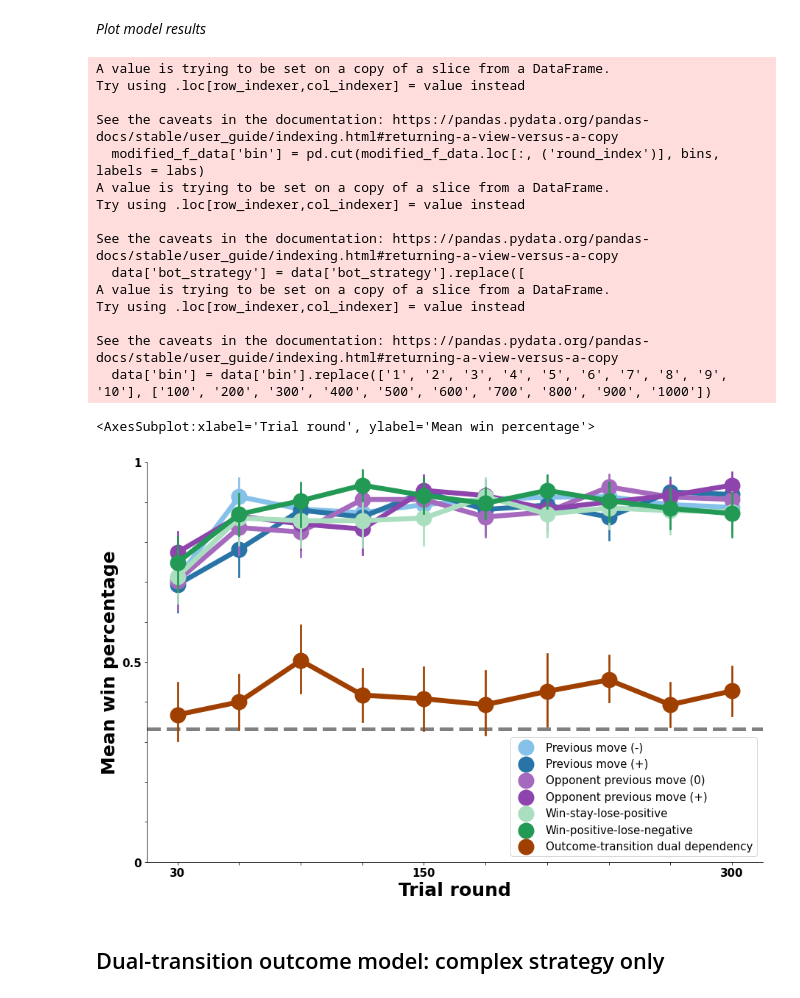
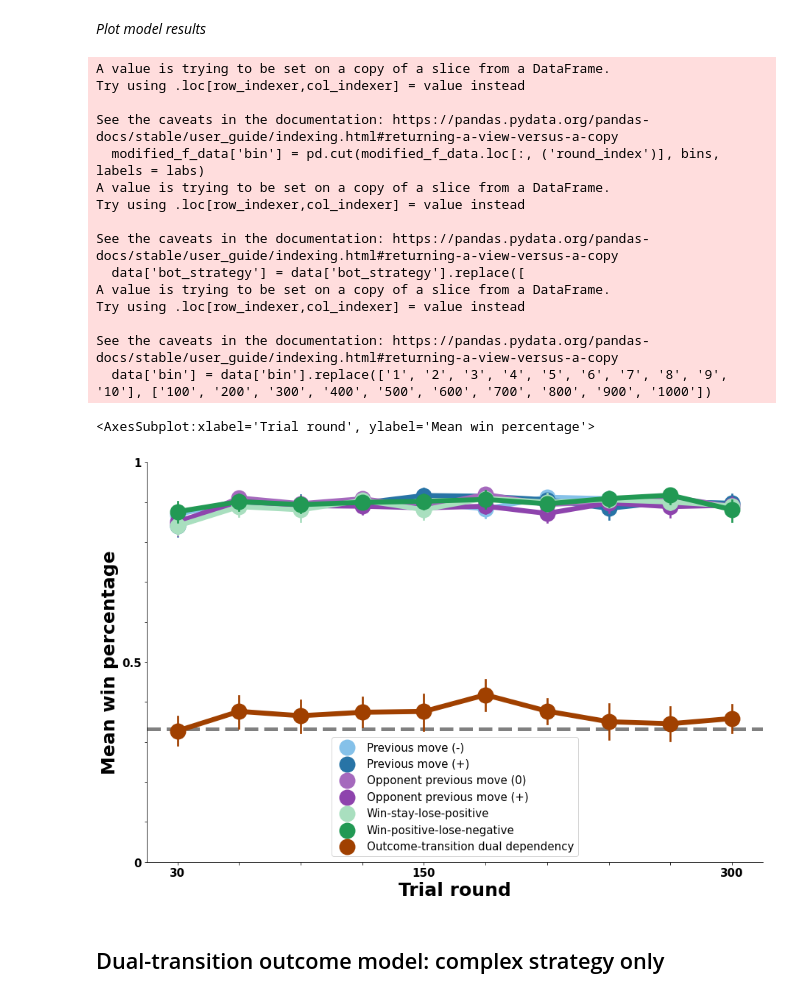
Before and after one commit to erik-brockbank/rps-model-summary, a Jupyter notebook: rps-model-summary/_build/jupyter_execute/ModelModel_code.ipynb, the cells around one changed output. Cells and saved outputs as stored; diff of their text form; code cells hidden in the pictures.

```diff
--- a/rps-model-summary/_build/jupyter_execute/ModelModel_code.ipynb
+++ b/rps-model-summary/_build/jupyter_execute/ModelModel_code.ipynb
@@ -304,27 +304,27 @@ print(end - start)
 *Plot model results*
 # %%
 # Plot agent win rates
-f_f = groupby_f_data(model5, 'agent_outcome', bins=60)
-f_f = f_f[f_f['bin']<='50']
+f_f = groupby_f_data(model5, 'agent_outcome', bins=10)
+# f_f = f_f[f_f['bin']<='50']
 plot_win_rates(f_f[f_f['agent_outcome']=='win']) # NB: add a filename argument to save the figure locally
 # %% [output]
 A value is trying to be set on a copy of a slice from a DataFrame.
 Try using .loc[row_indexer,col_indexer] = value instead
 
 See the caveats in the documentation: https://pandas.pydata.org/pandas-docs/stable/user_guide/indexing.html#returning-a-view-versus-a-copy
   modified_f_data['bin'] = pd.cut(modified_f_data.loc[:, ('round_index')], bins, labels = labs)
 A value is trying to be set on a copy of a slice from a DataFrame.
 Try using .loc[row_indexer,col_indexer] = value instead
 
 See the caveats in the documentation: https://pandas.pydata.org/pandas-docs/stable/user_guide/indexing.html#returning-a-view-versus-a-copy
   data['bot_strategy'] = data['bot_strategy'].replace([
 A value is trying to be set on a copy of a slice from a DataFrame.
 Try using .loc[row_indexer,col_indexer] = value instead
 
 See the caveats in the documentation: https://pandas.pydata.org/pandas-docs/stable/user_guide/indexing.html#returning-a-view-versus-a-copy
   data['bin'] = data['bin'].replace(['1', '2', '3', '4', '5', '6', '7', '8', '9', '10'], ['100', '200', '300', '400', '500', '600', '700', '800', '900', '1000'])
 <AxesSubplot:xlabel='Trial round', ylabel='Mean win percentage'>
-[figure, old version]
+[figure, new version]
 # %% [markdown]
 ## Dual-transition outcome model: complex strategy only
 # %% [markdown]
```
Also changed, not shown: parts of 11 cells of this notebook, 37 other files.
